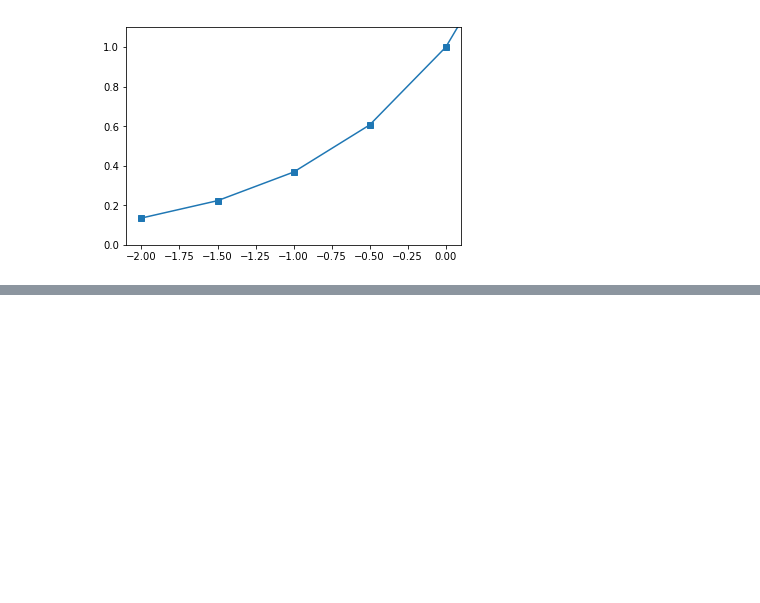
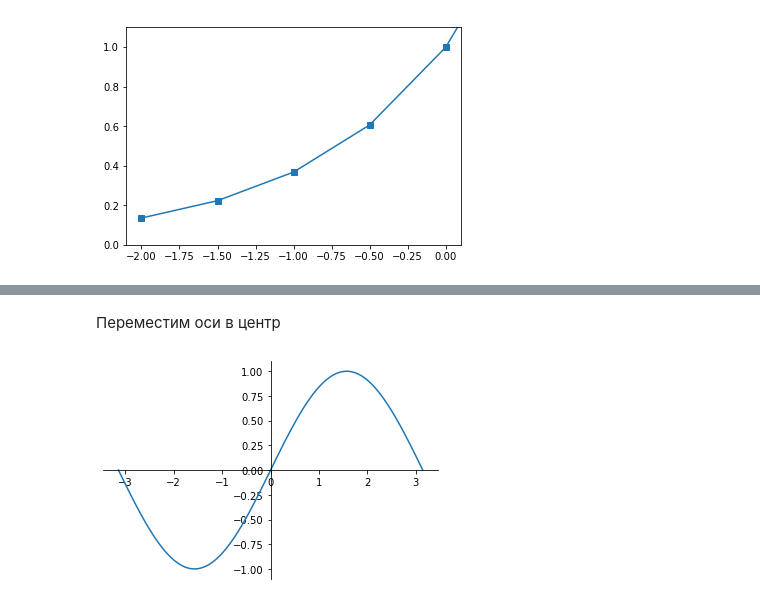
Before and after one commit to yamarus/PyForSci, a Jupyter notebook: source/lectures/theme7.ipynb, the cells around one changed output, grey strips where cells are left out. Saved outputs shown, nothing was run; the diff lists cells and outputs as text; code cells hidden in the pictures; blank space fills up the shorter version.

```diff
--- a/source/lectures/theme7.ipynb
+++ b/source/lectures/theme7.ipynb
@@ -154,0 +168,14 @@ AttributeError: module 'matplotlib.pyplot' has no attribute 'set_aspect'
+# %% [markdown]
+Переместим оси в центр
+# %%
+plt.plot(x,y)
+ax = plt.gca()
+
+ax.spines['left'].set_position('center')
+ax.spines['bottom'].set_position('center')
+ax.spines['right'].set_visible(False)
+ax.spines['top'].set_visible(False)
+
+plt.show()
+# %% [output]
+[figure, added]
```
Also changed, not shown: parts of 25 cells of this notebook.
